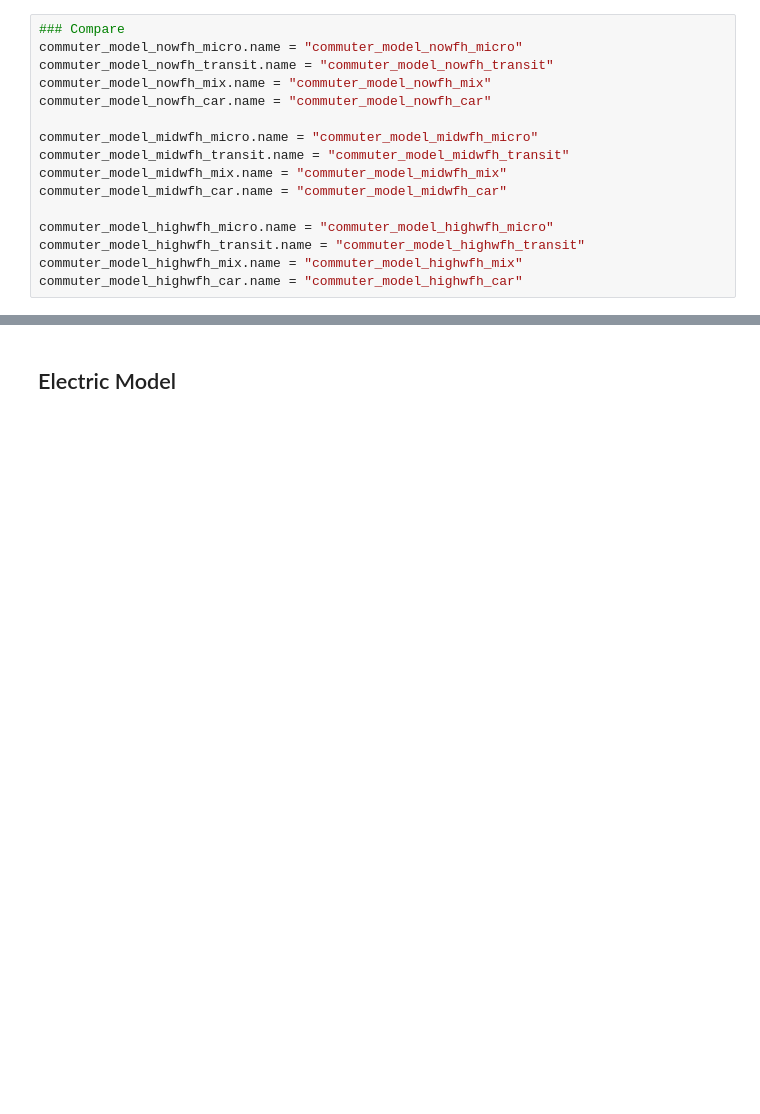
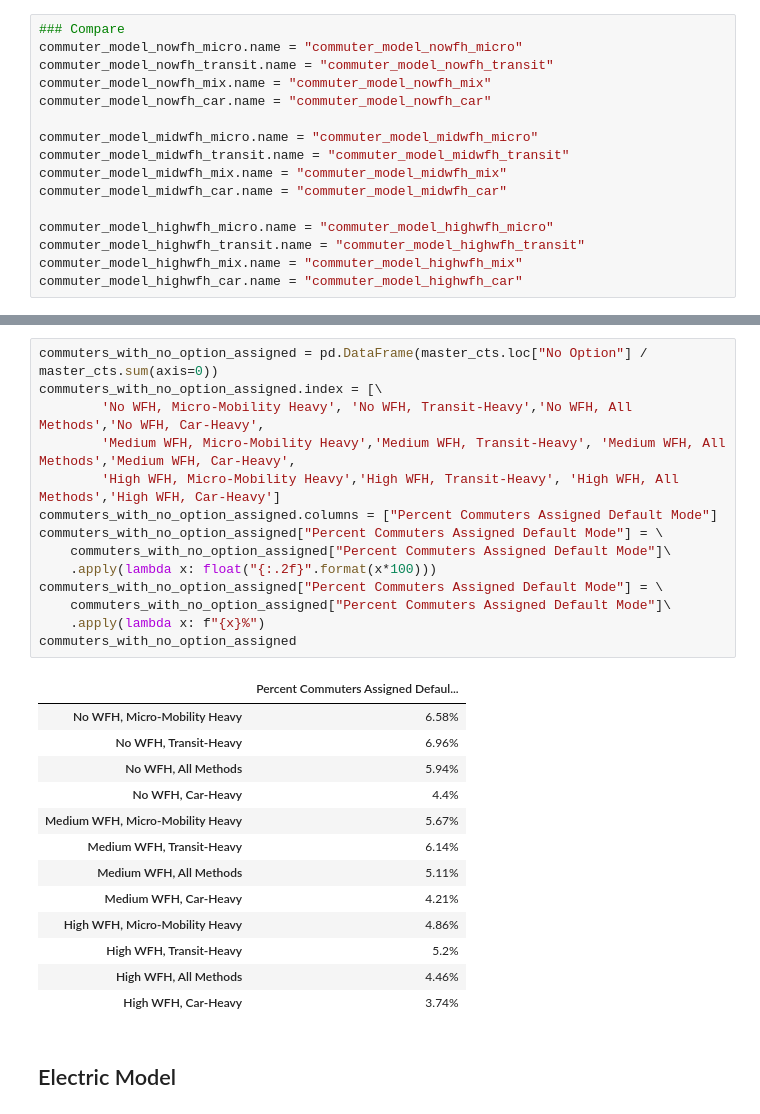
Before and after one commit to BNewborn/mobility-electrification, a Jupyter notebook: 05_Commuter_Electric_Pipeline/Make_Objects_For_Dashboarding_Scenarios_V3.ipynb, the cells around one changed output, grey strips where cells are left out. Drawn from its saved outputs; the diff is of its cells as text; blank space fills up the shorter version.

Commit message:
included default pcts for car scenarios:

```diff
--- a/05_Commuter_Electric_Pipeline/Make_Objects_For_Dashboarding_Scenarios_V3.ipynb
+++ b/05_Commuter_Electric_Pipeline/Make_Objects_For_Dashboarding_Scenarios_V3.ipynb
@@ -1843,4 +1846,32 @@ master_cts
 | WFH | NaN | NaN | NaN | NaN | ... |
+# %%
+commuters_with_no_option_assigned = pd.DataFrame(master_cts.loc["No Option"] / master_cts.sum(axis=0))
+commuters_with_no_option_assigned.index = [\
+        'No WFH, Micro-Mobility Heavy', 'No WFH, Transit-Heavy','No WFH, All Methods','No WFH, Car-Heavy',
+        'Medium WFH, Micro-Mobility Heavy','Medium WFH, Transit-Heavy', 'Medium WFH, All Methods','Medium WFH, Car-Heavy',
+        'High WFH, Micro-Mobility Heavy','High WFH, Transit-Heavy', 'High WFH, All Methods','High WFH, Car-Heavy']
+commuters_with_no_option_assigned.columns = ["Percent Commuters Assigned Default Mode"]
+commuters_with_no_option_assigned["Percent Commuters Assigned Default Mode"] = \
+    commuters_with_no_option_assigned["Percent Commuters Assigned Default Mode"]\
+    .apply(lambda x: float("{:.2f}".format(x*100)))
+commuters_with_no_option_assigned["Percent Commuters Assigned Default Mode"] = \
+    commuters_with_no_option_assigned["Percent Commuters Assigned Default Mode"]\
+    .apply(lambda x: f"{x}%")
+commuters_with_no_option_assigned
+# %% [output]
+|  | Percent Commuters Assigned Defaul... |
+| No WFH, Micro-Mobility Heavy | 6.58% |
+| No WFH, Transit-Heavy | 6.96% |
+| No WFH, All Methods | 5.94% |
+| No WFH, Car-Heavy | 4.4% |
+| Medium WFH, Micro-Mobility Heavy | 5.67% |
+| Medium WFH, Transit-Heavy | 6.14% |
+| Medium WFH, All Methods | 5.11% |
+| Medium WFH, Car-Heavy | 4.21% |
+| High WFH, Micro-Mobility Heavy | 4.86% |
+| High WFH, Transit-Heavy | 5.2% |
+| High WFH, All Methods | 4.46% |
+| High WFH, Car-Heavy | 3.74% |
 # %% [markdown]
 ## Electric Model
 # %% [markdown]
```
Also changed, not shown: parts of 14 cells of this notebook.
